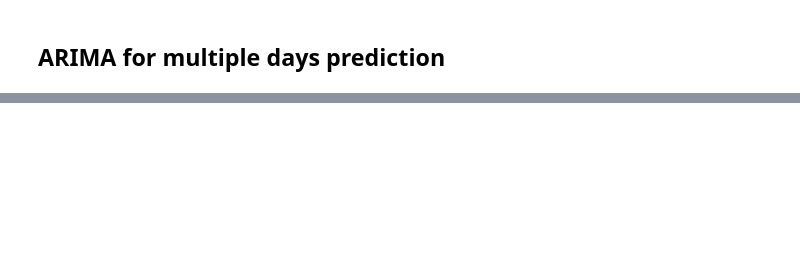
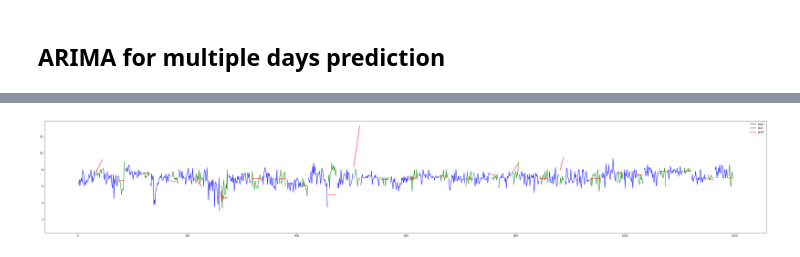
Before and after one commit to OlegBEZb/Data_Mining_assignment_1, a Jupyter notebook: ARIMA.ipynb, the cells around one changed output, grey strips where cells are left out. Cells and saved outputs as stored; diff of their text form; code cells hidden in the pictures; blank space fills up the shorter version.

Commit message:
added plots for arima

```diff
--- a/ARIMA.ipynb
+++ b/ARIMA.ipynb
@@ -169,7 +169,7 @@ for participant in train.id.unique():
 
 model_dict_multi = {}
 for participant in splits:
-    train = splits[participant]['train']['mood']
+    train = splits[participant]['train']['next_mood']
 
     model = pm.auto_arima(train, start_p=1, start_q=1,
                           test='adf',       # use adftest to find optimal 'd'
@@ -188,7 +188,7 @@ for participant in splits:
 fitted_models_multi = {}
 for participant in splits:
     order = model_dict_multi[participant].order
-    endog = list(splits[participant]['train']['mood'])
+    endog = list(splits[participant]['train']['next_mood'])
 
     model = ARIMA(endog=endog, order=order)
     fitted_models_multi[participant] = model.fit()
@@ -199,7 +199,7 @@ for participant in splits:
     model = fitted_models_multi[participant]
 
     # Get the real labels and cutoff
-    true_labels = list(splits[participant]['test']['mood'])
+    true_labels = list(splits[participant]['test']['next_mood'])
 
     start_predict = splits[participant]['test'].index[0]
     end_predict =splits[participant]['test'].index[-1]
@@ -234,0 +235,10 @@ prediction_dict
+# %%
+y_pred = []
+for key in prediction_dict:
+    y_pred.extend(prediction_dict[key]['predictions'])
+# %%
+y_pred = pd.DataFrame(y_pred)
+train = pd.read_csv("data/test.csv", index_col=0)
+y_test = pd.DataFrame(test['next_mood'])
+train = pd.read_csv("data/train.csv", index_col=0)
+y_train = pd.DataFrame(train['next_mood'])
@@ -234,0 +284,52 @@ prediction_dict
+# %%
+current_series_y = []
+current_series_index = []
+fig,ax = plt.subplots(figsize=(50,8))
+
+i_prev = y_train.reset_index().iloc[0,:]['index']
+for _,row in y_train.reset_index().iterrows():
+    if row['index'] != i_prev + 1:
+        ax.plot(current_series_index, current_series_y, c='b')
+        current_series_y = []
+        current_series_index = []
+    else:
+        current_series_y.append(row['next_mood'])
+        current_series_index.append(row['index'])
+    i_prev = row['index']
+
+current_series_y = []
+current_series_index = []
+i_prev = y_test.reset_index().iloc[0,:]['index']
+for _,row in y_test.reset_index().iterrows():
+    if row['index'] != i_prev + 1:
+        ax.plot(current_series_index, current_series_y, c='g')
+        current_series_y = []
+        current_series_index = []
+    else:
+        current_series_y.append(row['next_mood'])
+        current_series_index.append(row['index'])
+    i_prev = row['index']
+
+current_series_y = []
+current_series_index = []
+y_pred_rescaled = pd.concat([pd.DataFrame(y_test.index, columns=['index']), y_pred], axis=1).set_index('index')
+i_prev = y_pred_rescaled.reset_index().iloc[0,:]['index']
+for _,row in y_pred_rescaled.reset_index().iterrows():
+    if row['index'] != i_prev + 1:
+        ax.plot(current_series_index, current_series_y, c='r')
+        current_series_y = []
+        current_series_index = []
+    else:
+        current_series_y.append(row[0])
+        current_series_index.append(row['index'])
+    i_prev = row['index']
+
+l_train, = plt.plot([1], c='b')
+l_test, = plt.plot([1], c='g')
+l_pred, = plt.plot([1], c='r')
+
+
+
+plt.legend([l_train, l_test, l_pred],['train', 'test', 'pred']);
+# %% [output]
+[figure, added]
```
Also changed, not shown: parts of 4 cells of this notebook.
